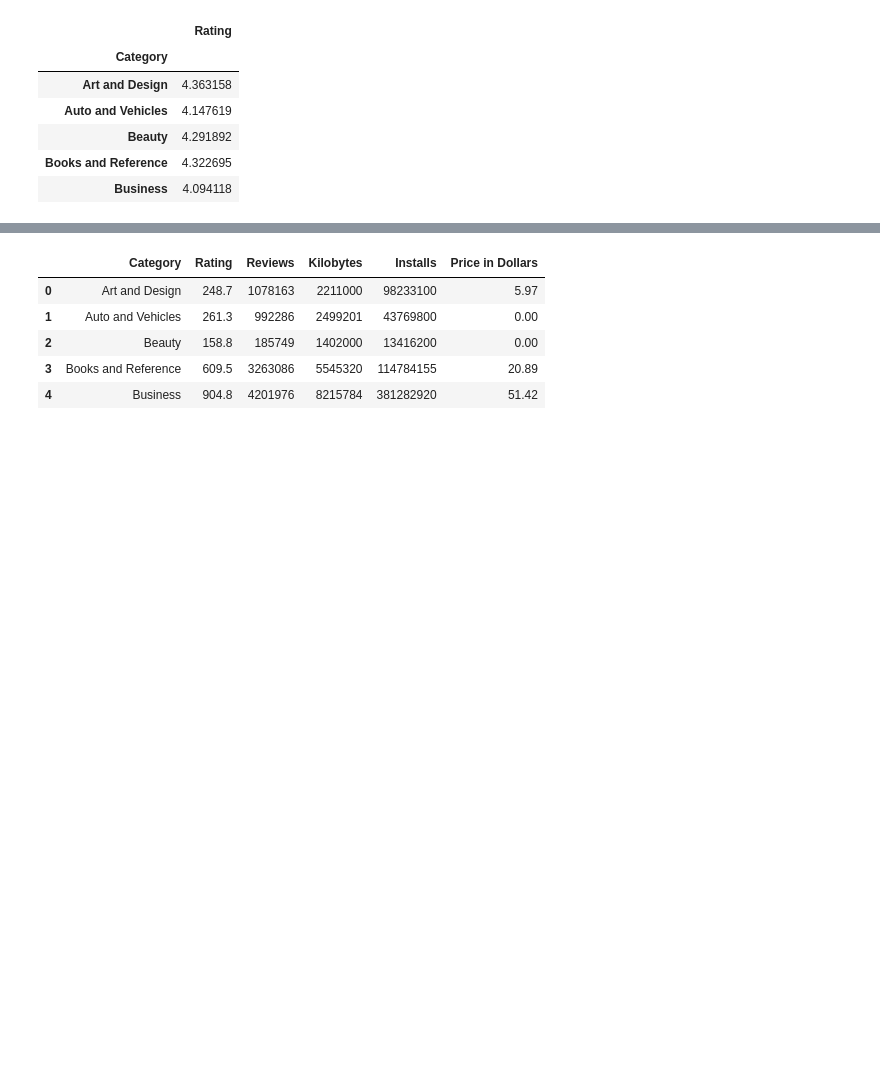
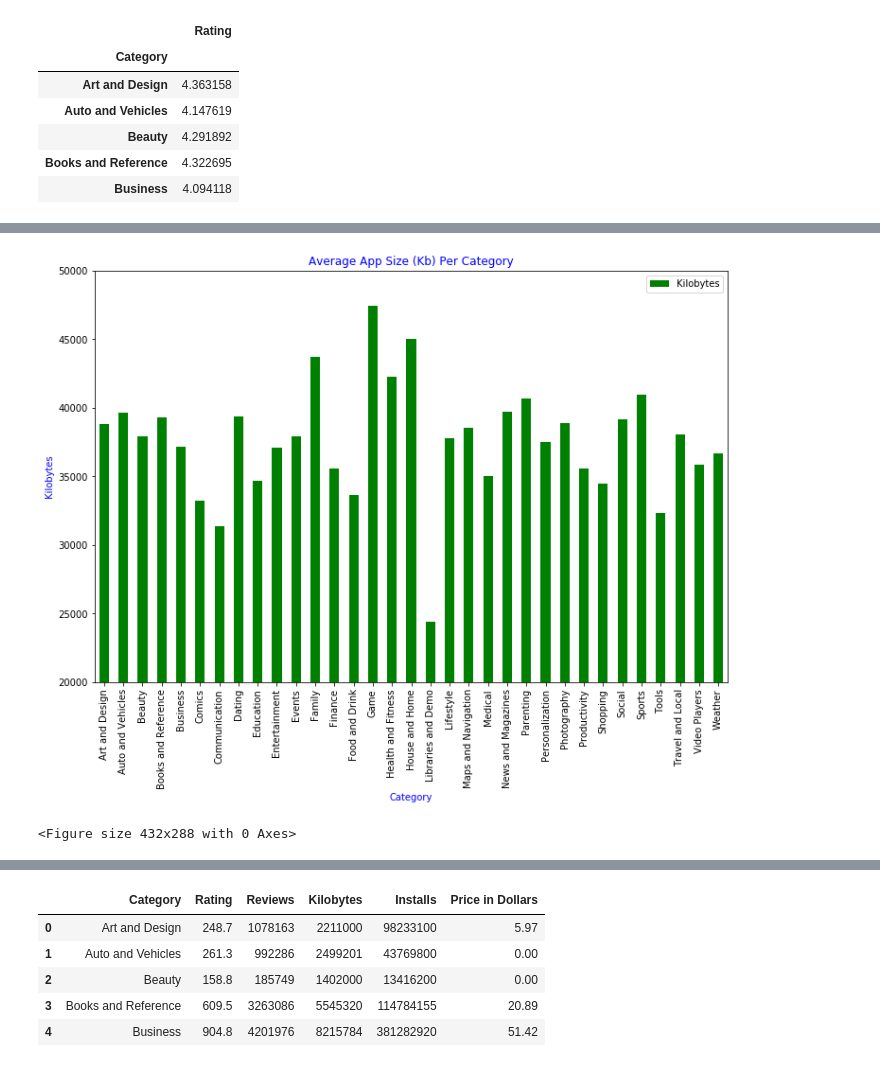
Before and after one commit to KylePeterson623/Project1, a Jupyter notebook: mark.ipynb, the cells around one changed output, grey strips where cells are left out. Saved outputs shown, nothing was run; the diff lists cells and outputs as text; code cells hidden in the pictures; blank space fills up the shorter version.

```diff
--- a/mark.ipynb
+++ b/mark.ipynb
@@ -330,0 +288,8 @@ Name: 14, dtype: object
+# %%
+# Filter the DataFrame down only to those columns to chart
+categoryKb = categoryAverage[["Category","Kilobytes"]]
+
+# Set the index to be "Category" so they will be used as labels
+categoryKb = categoryKb.set_index("Category")
+
+categoryKb.head()
@@ -330,0 +304,19 @@ Name: 14, dtype: object
+# %%
+# Use DataFrame.plot() in order to create a bar chart of the data
+categoryKb.plot(kind="bar", figsize=(12,8),color = "green")
+
+# Set the y limits of chart
+plt.ylim(20000, 50000)
+
+# Set a title for the chart
+plt.title("Average App Size (Kb) Per Category", color = "blue", alpha = 2.0)
+
+# Set labels, save figure and show chart
+plt.xlabel("Category", color = "blue", alpha = 2.0)
+plt.ylabel("Kilobytes", color = "blue", alpha = 2.0)
+plt.savefig('Avg Kilobytes per Category')
+plt.show()
+plt.tight_layout()
+# %% [output]
+[figure, added]
+<Figure size 432x288 with 0 Axes>
```
Also changed, not shown: parts of 16 cells of this notebook, 7 other files.
